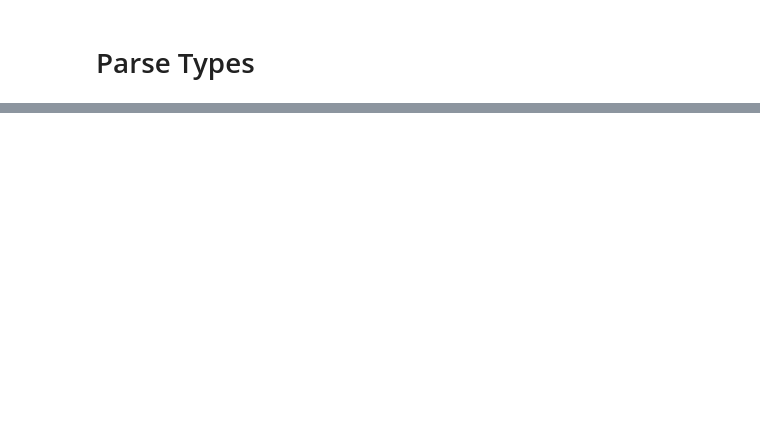
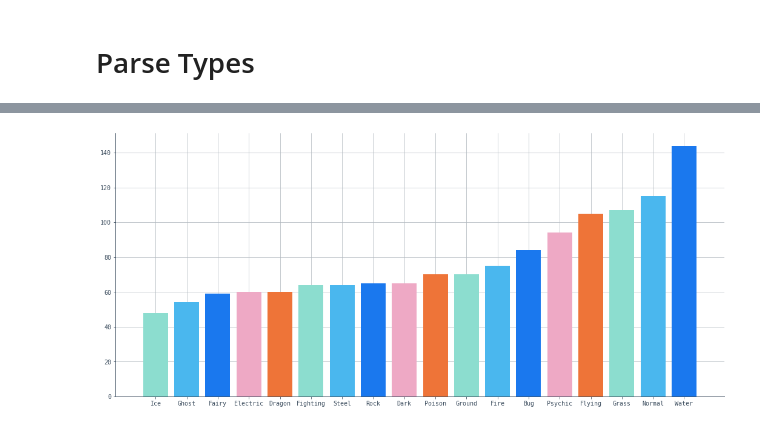
Before and after one commit to lemming52/wild_area, a Jupyter notebook: teams.ipynb, the cells around one changed output, grey strips where cells are left out. Cells and saved outputs as stored; diff of their text form; code cells hidden in the pictures; blank space fills up the shorter version.

```diff
--- a/teams.ipynb
+++ b/teams.ipynb
@@ -85,0 +100,12 @@ pokemon['Water']
+# %%
+mcounts, mpokemon = {}, {}
+for t in types:
+    sub = master[(master['Primary Type'] == t) | (master['Secondary Type'] == t)].drop_duplicates(subset=['Pokemon Name'])
+    mpokemon[t] = sub
+    mcounts[t] = len(sub)
+mcounts = {k: v for k, v in sorted(mcounts.items(), key=lambda item: item[1])}
+# %%
+plt.figure(figsize=(18, 8))
+plt.bar([k for k, v in mcounts.items()], [v for k, v in mcounts.items()], color=ds.SCORES);
+# %% [output]
+[figure, added]
```
Also changed, not shown: parts of 9 cells of this notebook, 1 other file.
